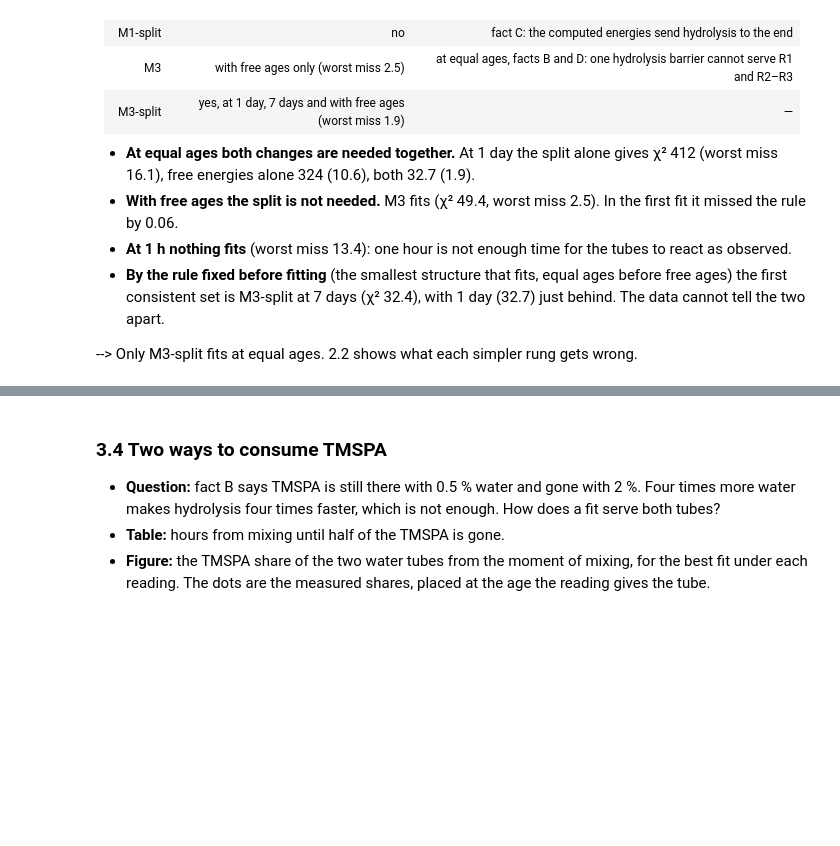
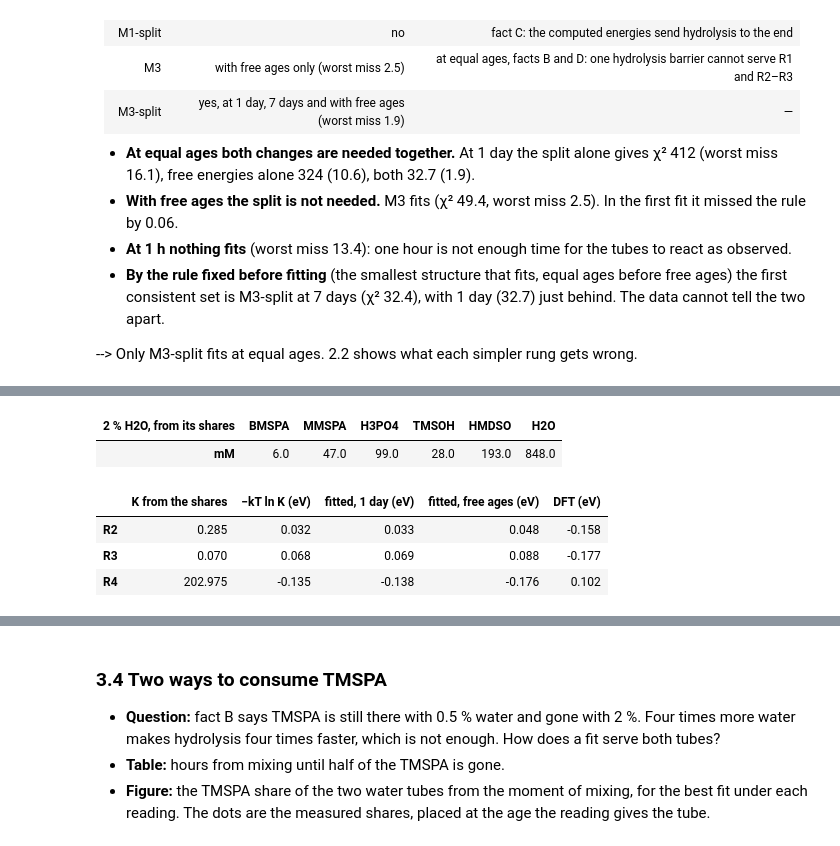
Before and after one commit to yralcaraz/atom-to-reactor, a Jupyter notebook: notebooks/05_first_fit_DRAFT.ipynb, the cells around one changed output, grey strips where cells are left out. Cells and saved outputs as stored; diff of their text form; code cells hidden in the pictures; blank space fills up the shorter version.

```diff
--- a/notebooks/05_first_fit_DRAFT.ipynb
+++ b/notebooks/05_first_fit_DRAFT.ipynb
@@ -441,0 +520,25 @@ fit_plots.plot_energy_shifts(barriers, bands, structure=MAIN, computed=computed.
+# %%
+from kinetics.constants import KB_EV
+
+# The 2 % tube taken as being at equilibrium: K of R2, R3 and R4 from its measured shares and its recipe
+kT = KB_EV * 295.65
+recipe = observables['samples']['2 % H2O']['c0_M']
+mean = of_main(residuals[(residuals['sample'] == '2 % H2O') & (residuals['kind'] == 'mean')], ('free',))
+share = mean.assign(peak=mean['quantity'].str.split(' ').str[0]).set_index('peak')['measured']
+P, Si = recipe['TMSPA'], 3 * recipe['TMSPA']                       # phosphate and silyl groups in the tube (M)
+C = {**{sp: share[sp] * P for sp in ('BMSPA', 'MMSPA', 'H3PO4')}, 'TMSOH': share['TMSOH'] * Si, 'HMDSO': share['HMDSO'] * Si / 2}
+released = P * (share['BMSPA'] + 2 * share['MMSPA'] + 3 * share['H3PO4'])     # silyl groups that left the phosphate, one water each
+C['H2O'] = recipe['H2O'] - released + C['HMDSO']                              # condensation gives one water back per HMDSO
+display(pd.Series({sp: 1000 * c for sp, c in C.items()}).round(0).rename('mM').to_frame().T.rename_axis('2 % H2O, from its shares', axis=1))
+K = {'R2': C['MMSPA'] * C['TMSOH'] / (C['BMSPA'] * C['H2O']), 'R3': C['H3PO4'] * C['TMSOH'] / (C['MMSPA'] * C['H2O']),
+     'R4': C['HMDSO'] * C['H2O'] / C['TMSOH'] ** 2}
+fitted = main.pivot(index='reaction', columns='scenario', values='dG_rxn_eV')
+pd.DataFrame({r: {'K from the shares': K[r], '−kT ln K (eV)': -kT * np.log(K[r]), 'fitted, 1 day (eV)': fitted.loc[r, 'middle'],
+                  'fitted, free ages (eV)': fitted.loc[r, 'free'], 'DFT (eV)': computed[r]} for r in K}).T.round(3)
+# %% [output]
+| 2 % H2O, from its shares | BMSPA | MMSPA | H3PO4 | TMSOH | HMDSO | H2O |
+| mM | 6.0 | 47.0 | 99.0 | 28.0 | 193.0 | 848.0 |
+|  | K from the shares | −kT ln K (eV) | fitted, 1 day (eV) | fitted, free ages (eV) | DFT (eV) |
+| R2 | 0.285 | 0.032 | 0.033 | 0.048 | -0.158 |
+| R3 | 0.070 | 0.068 | 0.069 | 0.088 | -0.177 |
+| R4 | 202.975 | -0.135 | -0.138 | -0.176 | 0.102 |
```
Also changed, not shown: parts of 19 cells of this notebook, 16 other files.
